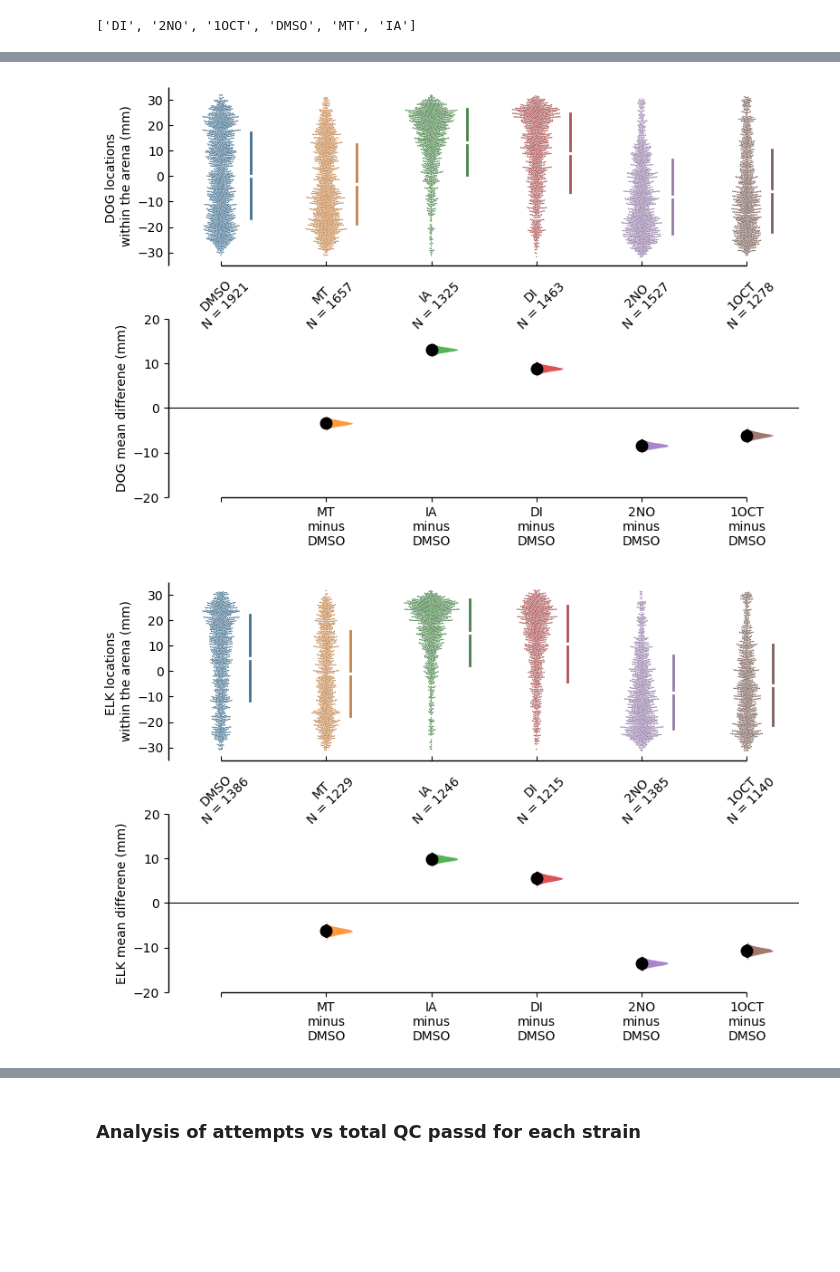
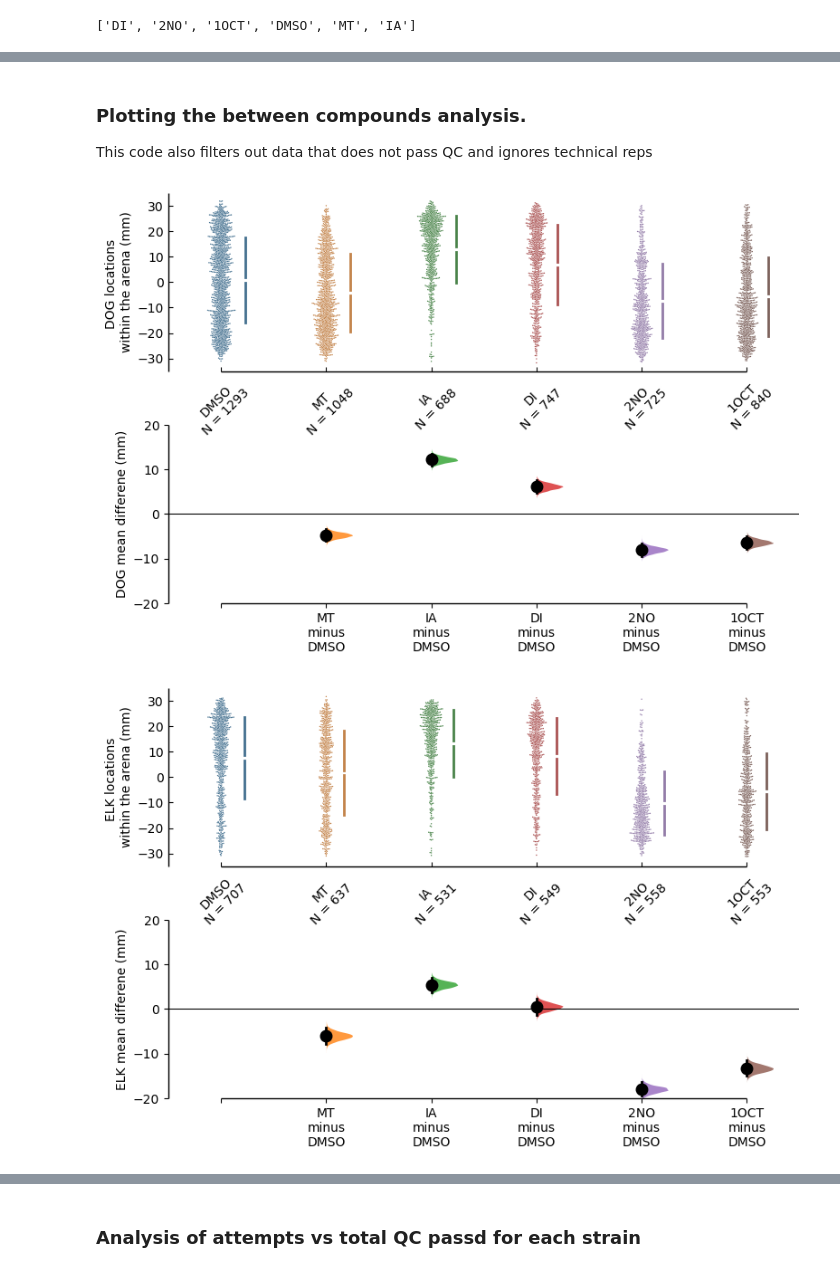
Before and after one commit to Neuroplant-Resources/Neuroplant-DataAnalysis, a Jupyter notebook: DS.ipynb, the cells around one changed output, grey strips where cells are left out. Saved outputs shown, nothing was run; the diff lists cells and outputs as text; code cells hidden in the pictures; blank space fills up the shorter version.

```diff
--- a/DS.ipynb
+++ b/DS.ipynb
@@ -43,6 +48,7 @@ print(len(all_dat))
 # %%
-all_dat = all_dat.dropna().replace({'DMSO_DMSO': 'DMSO:DMSO', '2-NO': '2NO',
-                                   '1-Oct': '1OCT'})
+#Inconsistencies in data entry need to be addressed
+all_dat = all_dat.dropna().replace({'DMSO_DMSO': 'DMSO', '2-NO': '2NO',
+                                   '1-Oct': '1OCT', 'DMSO:DMSO': 'DMSO', 'DMSO_MT':'MT' })
 # %%
 #passed = all_dat.loc[all_dat['Passes QC'] == 'Y']
 strains = all_dat['Strain'].unique().tolist()
@@ -56,6 +64,3 @@ ds_md = ds_md[['Plate ID', 'Compound Well A','Compound Well B', 'Compound Well C
 hf_md = hf_md[['Plate ID', 'Compound Well A','Compound Well B', 'Compound Well C', 'Compound Well D',
               'Strain Well A', 'Strain Well B', 'Strain Well C', 'Strain Well D', 'Image ID', 'Scanner Slot:']]
 all_md = ds_md.append(hf_md)
-# %%
-all_dat = all_dat.replace({'DMSO_DMSO': 'DMSO', '2-NO': '2NO',
-                                   '1-Oct': '1OCT', 'DMSO:DMSO': 'DMSO', 'DMSO_MT':'MT' })
@@ -105,4 +116,6 @@ def get_worm_locs_s(row, wrms, result_dict):
 fpath = plb.Path('C:/Users/Emily/Desktop/DS/Data/DS2/')
 # %%
-c_ordr = ['DMSO', 'MT', 'IA', 'DI', '2NO', '1OCT',]
+# An ordered list to pass to the dataviz package. Control condition needs to appear first
+c_ordr = ['DMSO', 'MT', 'IA', 'DI', '2NO', '1OCT']
+# A dictionary to assign colors to conditions in the plots
 color_dict = {'DMSO':'#5e4fa2', 'MT':'#5e4fa2', 'IA':'#66c2a5', 'DI':'#66c2a5', '2NO':'#fdae61', '1OCT':'#fdae61'}
@@ -109,16 +127,25 @@ color_dict = {'DMSO':'#5e4fa2', 'MT':'#5e4fa2', 'IA':'#66c2a5', 'DI':'#66c2a5',
 # %%
+#An ordered list of blindend strain names. Control condition (N2) is at the first item
 s_ordr = ['DOG', 'ELK', 'FOX', 'COW', 'APE', 'BEE', 'hen', 'yak']
 #dog = passed.loc[passed['Strain']=='DOG']
+s_pnum = (0,0)
 for c in compounds:
     h = {}
     for s in strains:
         data = all_dat.loc[(all_dat['Compound'] == c) & (all_dat['Strain'] == s)]
         for index, row in data.iterrows():
-            hold = get_worm_locs_s(row, fpath, h)
+            if row['Passes QC'] == 'Y':
+#                 if s_pnum != (s, row['Plate ID']):
+#                     s_pnum = (s, row['Plate ID'])
+                hold = get_worm_locs_s(row, fpath, h)
+#                 else:
+#                     continue
+            elif row['Passes QC'] == 'N':
+                continue
         #hold = data.apply(lambda row: get_worm_locs(row, fpath, h), axis=1)
     pooled = pd.DataFrame.from_dict(hold)
 
-    pooled.to_csv('C:/Users/Emily/Desktop/DS/Data/DS2/' + c + '_xs.csv')
+    #pooled.to_csv('C:/Users/Emily/Desktop/DS/Data/DS2/' + c + '_xs.csv')
     mm = 25.4
     # 1200 pixels per 25.4mm
     px_mm = 1200/mm
@@ -137,5 +164,5 @@ for c in compounds:
     rawswarm_axes.yaxis.set_tick_params(tickdir='in')
     rawswarm_axes.xaxis.set_tick_params(tickdir='in', rotation=45)
     plt.rcParams['svg.fonttype'] = 'none'
-    plt.savefig('C:/Users/Emily/Desktop/DS/Figs/' + c + '_N2ref.png')
+    #plt.savefig('C:/Users/Emily/Desktop/DS/Figs/' + c + '_N2ref.png')
 # %% [output]
@@ -148,34 +175,44 @@ for c in compounds:
+# %% [markdown]
+### Plotting the between compounds analysis.
+This code also filters out data that does not pass QC and ignores technical reps
 # %%
 
-#dog = passed.loc[passed['Strain']=='DOG']
 for s in strains:
     h = {}
     for c in compounds:
         data = all_dat.loc[(all_dat['Compound'] == c) & (all_dat['Strain'] == s)]
         for index, row in data.iterrows():
-            hold = get_worm_locs_c(row, fpath, h)
+            if row['Passes QC'] == 'Y':
+                if s_pnum != (s, row['Plate ID']):
+                    s_pnum = (s, row['Plate ID'])
+                    hold = get_worm_locs_c(row, fpath, h)
+                else:
+                    continue
+            elif row['Passes QC'] == 'N':
+                continue
+            #hold = get_worm_locs_c(row, fpath, h)
         #hold = data.apply(lambda row: get_worm_locs(row, fpath, h), axis=1)
     pooled = pd.DataFrame.from_dict(hold)
     #pooled.to_csv('C:/Users/Emily/Desktop/DS/Data/DS2/' + s + '_xs.csv')
     mm = 25.4
     # 1200 pixels per 25.4mm
     px_mm = 1200/mm
     #The following transforms the worm location data so that it is respective to the start zone
     # The start zone is at the center of the image; Start Zone = 0mm
     #Worms with positive values are closer to the compound, negative values are away from the compound
     mm_df = pooled.apply(lambda x: -(x/px_mm)+32.5)
     db_obj = db.load(mm_df, idx=(c_ordr))
     mm_plot = db_obj.mean_diff.plot(raw_marker_size=1, swarm_label = s + ' locations \nwithin the arena (mm)',
                                         contrast_label= s + " mean differene (mm)", contrast_ylim = (-20,20), swarm_ylim=(-35,35))
 
     #Accessing plot axes to control plot asthetics
     rawswarm_axes = mm_plot.axes[0]
     contrast_axes = mm_plot.axes[1]
 
     rawswarm_axes.yaxis.set_tick_params(tickdir='in')
     rawswarm_axes.xaxis.set_tick_params(tickdir='in', rotation=45)
     plt.rcParams['svg.fonttype'] = 'none'
     plt.savefig('C:/Users/Emily/Desktop/DS/' + s + '_nullref.png')
 # %% [output]
-[figure, old version]
+[figure, new version]
-[figure, old version]
+[figure, new version]
```
Also changed, not shown: parts of 13 cells of this notebook, 15 other files.
